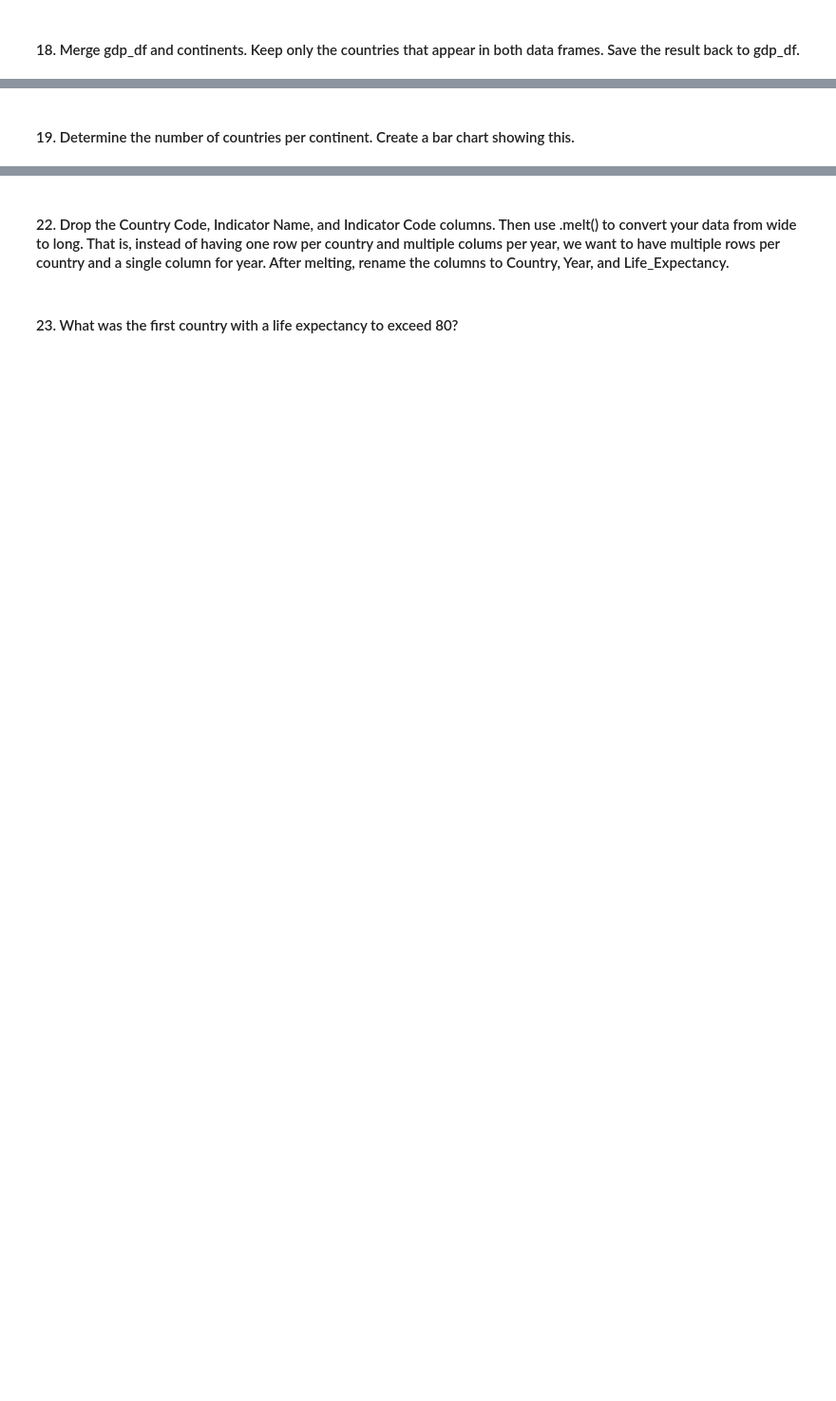
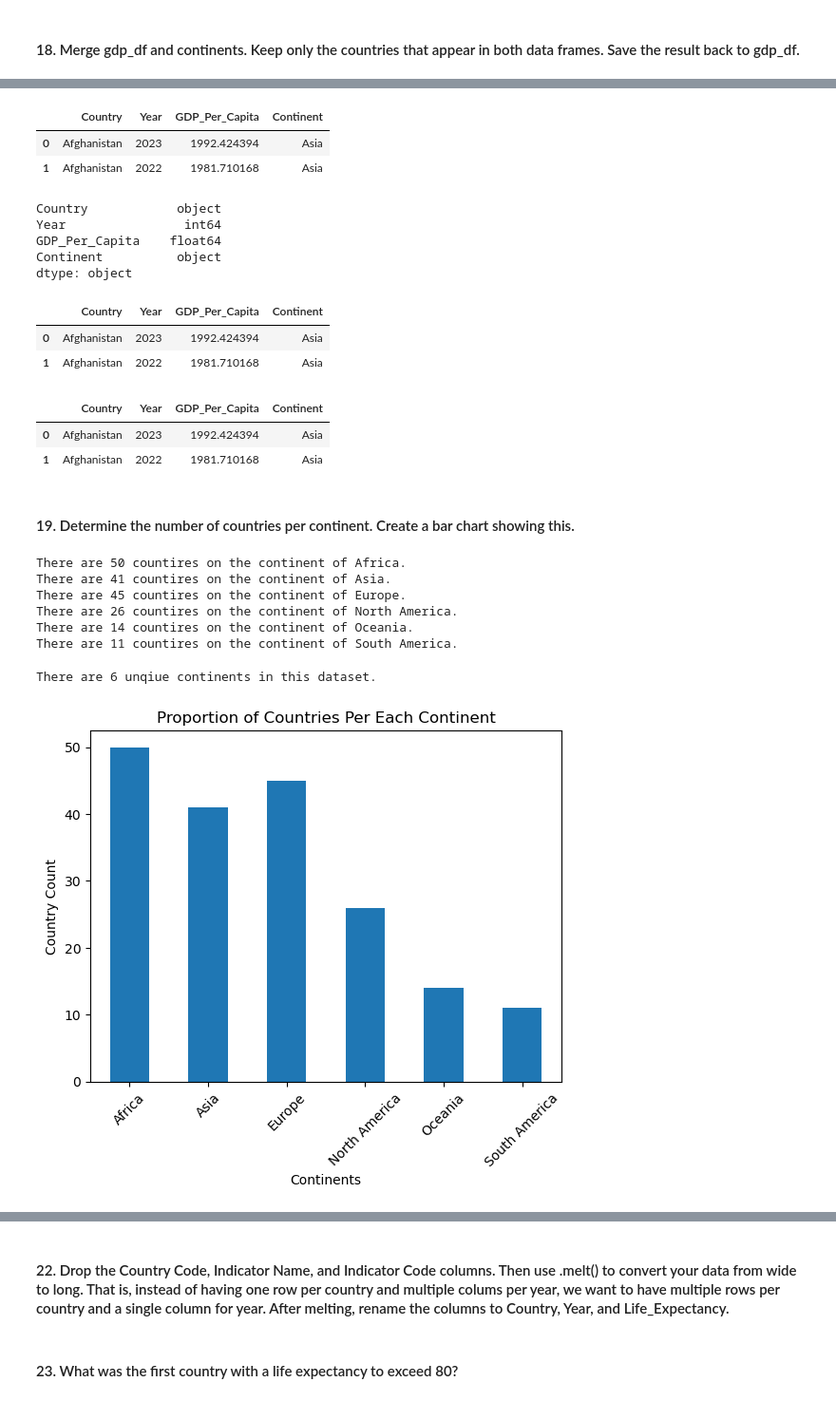
Before and after one commit to nss-data-science-cohort-9/un-exploration-catdgomez, a Jupyter notebook: notebooks/UN_Data_Exploration.ipynb, the cells around one changed output, grey strips where cells are left out. Shown at 95% size. Cells and saved outputs as stored; diff of their text form; code cells hidden in the pictures; blank space fills up the shorter version.

```diff
--- a/notebooks/UN_Data_Exploration.ipynb
+++ b/notebooks/UN_Data_Exploration.ipynb
@@ -498,19 +493,35 @@ gdp_df.dtypes
 # %%
-gdp_df
+gdp_df.head(2) #inspecting dataset's column titles
+# %% [output]
+|  | Country | Year | GDP_Per_Capita | Continent |
+| 0 | Afghanistan | 2023 | 1992.424394 | Asia |
+| 1 | Afghanistan | 2022 | 1981.710168 | Asia |
 # %%
-gdp_df['Year'] = gdp_df['Year'].astype(int)
+gdp_df['Year'] = pd.to_numeric(gdp_df["Year"], errors="coerce") #changing my year column to numeric value
+#without simply dropping data unnecessarily
 # %%
-gdp_df.dtypes
+gdp_df.dtypes #checked to see if it was successful
+# %% [output]
+Country            object
+Year                int64
+GDP_Per_Capita    float64
+Continent          object
+dtype: object
 # %%
-gdp_df
+gdp_df.head(2)
+# %% [output]
+|  | Country | Year | GDP_Per_Capita | Continent |
+| 0 | Afghanistan | 2023 | 1992.424394 | Asia |
+| 1 | Afghanistan | 2022 | 1981.710168 | Asia |
 # %%
 gdp_df = pd.merge(
-    left = gdp_drop_footnotes,
+    left = gdp_df,
     right = continents,
-#    left_on = 'Country',
-#    right_on = 'Country',
     validate = "many_to_one",
     how = 'inner',
-#    indicator = True
 )
 gdp_df.head(2)
+# %% [output]
+|  | Country | Year | GDP_Per_Capita | Continent |
+| 0 | Afghanistan | 2023 | 1992.424394 | Asia |
+| 1 | Afghanistan | 2022 | 1981.710168 | Asia |
@@ -525,2 +530,15 @@ gdp_df.groupby('Continent')['Country'].nunique()
+# %%
+s = gdp_df.groupby('Continent')['Country'].nunique()
+for i, el in zip(s.index, s.to_numpy()):
+     print(f'There are {el} countires on the continent of {i}.')
+# %% [output]
+There are 50 countires on the continent of Africa.
+There are 41 countires on the continent of Asia.
+There are 45 countires on the continent of Europe.
+There are 26 countires on the continent of North America.
+There are 14 countires on the continent of Oceania.
+There are 11 countires on the continent of South America.
 # %%
-gdp_df['Continent'].value_counts().nunique()
+print(f'There are {gdp_df['Continent'].value_counts().nunique()} unqiue continents in this dataset.')
+# %% [output]
+There are 6 unqiue continents in this dataset.
@@ -546,7 +545,9 @@ gdp_df.drop_duplicates(subset = ["Country", "Continent"])['Continent'].value_cou
 # %%
-(
-    gdp_df
-    .groupby('Continent')['Country']
-    .nunique()
-    .plot(kind="bar")
-);
+a = gdp_df.groupby('Continent')['Country'].nunique()
+ax = pd.Series(a).plot(kind="bar", rot=45)
+ax.set_title("Proportion of Countries Per Each Continent")
+ax.set_xlabel("Continents")
+ax.set_ylabel("Country Count")
+plt.show()
+# %% [output]
+[figure, added]
```
Also changed, not shown: parts of 39 cells of this notebook.
